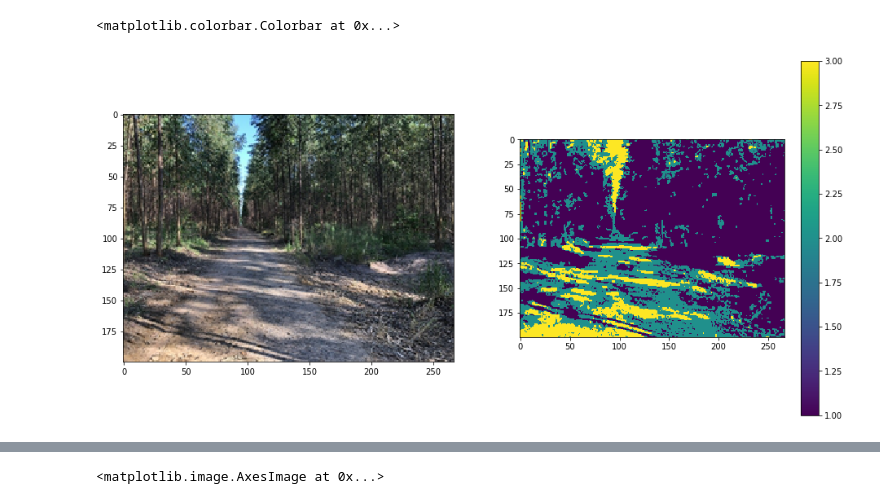
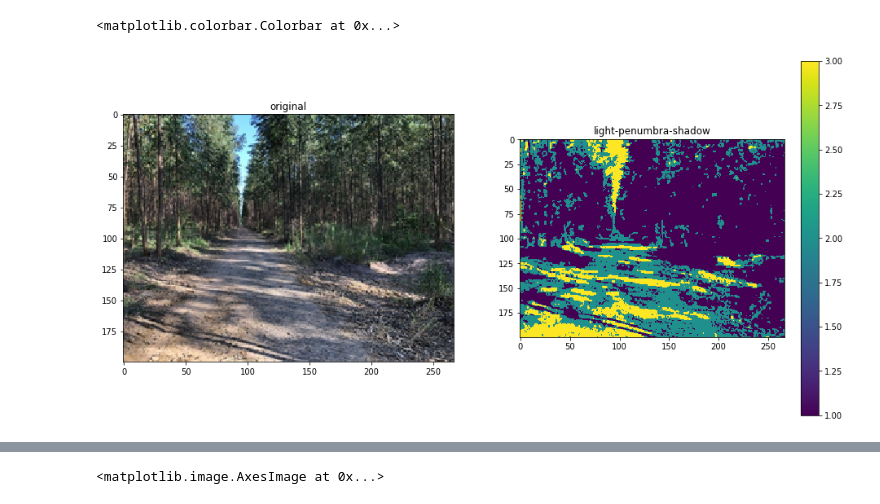
Before and after one commit to horitahiroshi/shadow-denoising, a Jupyter notebook: notebook/4thTry.ipynb, the cells around one changed output, grey strips where cells are left out. Drawn from its saved outputs; the diff is of its cells as text; code cells hidden in the pictures.

```diff
--- a/notebook/4thTry.ipynb
+++ b/notebook/4thTry.ipynb
@@ -102,7 +88,7 @@ def range_adjustment(img,minvalue=0,maxvalue=255):
 # %%
 img = imageio.imread("../images/shadow5.jpg")
 for i in range(3):
-    img[:,:,i] = adaptive_denoising(img[:,:,i],3,0.005,"average")
+    img[:,:,i] = adaptive_denoising(img[:,:,i],3,0.005,"robust")
 # %%
 # find the closest cluster to the example pixel
 def closest_cluster(centroids, example):
@@ -166,23 +152,19 @@ def kmeans_routine(dataset, centroids, k, n):
 # %%
 luminance_dataset = 0.299*img[:,:,0] + 0.587*img[:,:,1] + 0.114*img[:,:,2]
 
 # luminance_centroids = np.array([[np.min(luminance_dataset)], [np.max(luminance_dataset)]])
 luminance_centroids = np.array([[np.min(luminance_dataset)],
                                 [np.max(luminance_dataset)/2],
                                 [np.max(luminance_dataset)]])
 
 # lus = kmeans_routine(luminance_dataset, luminance_centroids, 2, 1)
 lus = kmeans_routine(luminance_dataset, luminance_centroids, luminance_centroids.shape[0], 5)
 
-
-lus = adaptive_denoising(lus, 3, 0.0001, "robust")
+lus = adaptive_denoising(lus, 3, 0.005, "robust",1)
 
 plt.figure(figsize=(16,8))
-plt.subplot(121)
-plt.imshow(img)
-plt.subplot(122)
-plt.imshow(lus)
-plt.colorbar()
+plt.subplot(121); plt.imshow(img); plt.title("original")
+plt.subplot(122); plt.imshow(lus); plt.title("light-penumbra-shadow"); plt.colorbar()
 # %% [output]
 <matplotlib.colorbar.Colorbar at 0x...>
-[figure, old version]
+[figure, new version]
```
Also changed, not shown: parts of 9 cells of this notebook, 3 other files.
